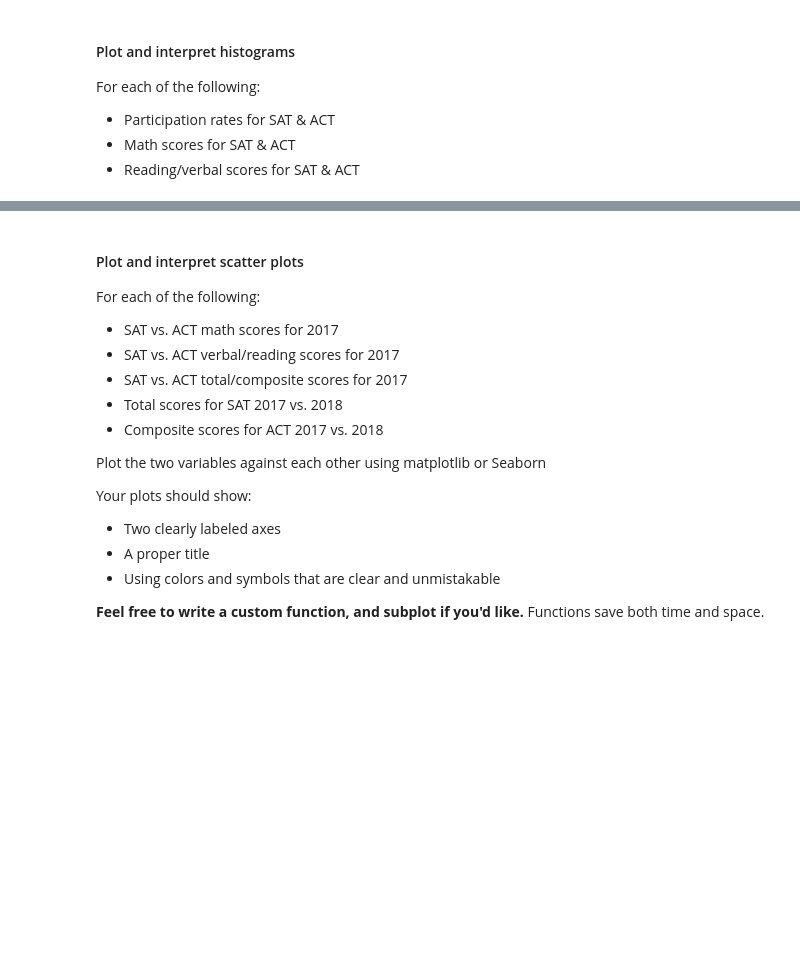
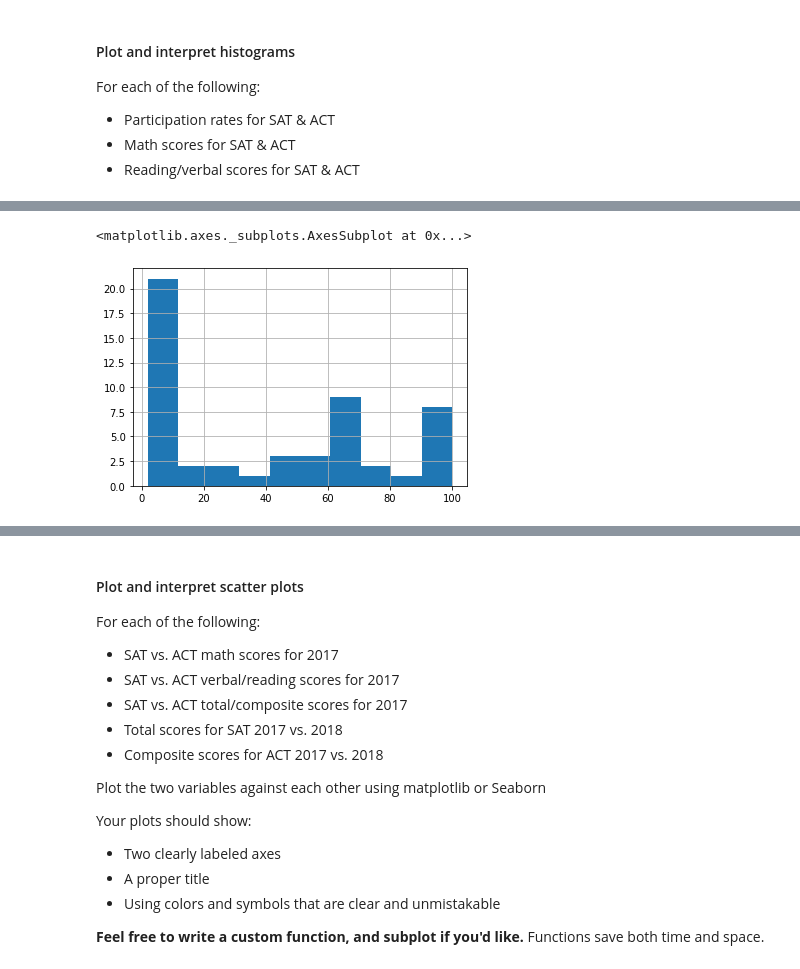
Before and after one commit to alexsimonsays/SAT_ACT_analysis, a Jupyter notebook: code/starter-code.ipynb, the cells around one changed output, grey strips where cells are left out. Drawn from its saved outputs; the diff is of its cells as text; code cells hidden in the pictures; blank space fills up the shorter version.

```diff
--- a/code/starter-code.ipynb
+++ b/code/starter-code.ipynb
@@ -472,0 +510,7 @@ For each of the following:
+# %%
+combined_all['Participation_x'].hist()
+
+# 2017 SAT participation
+# %% [output]
+<matplotlib.axes._subplots.AxesSubplot at 0x...>
+[figure, added]
```
Also changed, not shown: parts of 21 cells of this notebook.
